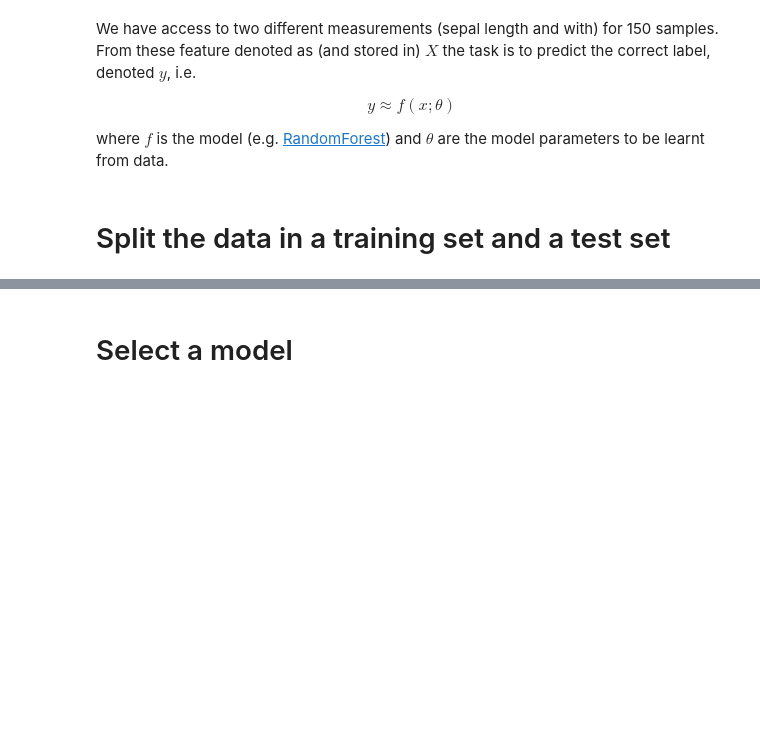
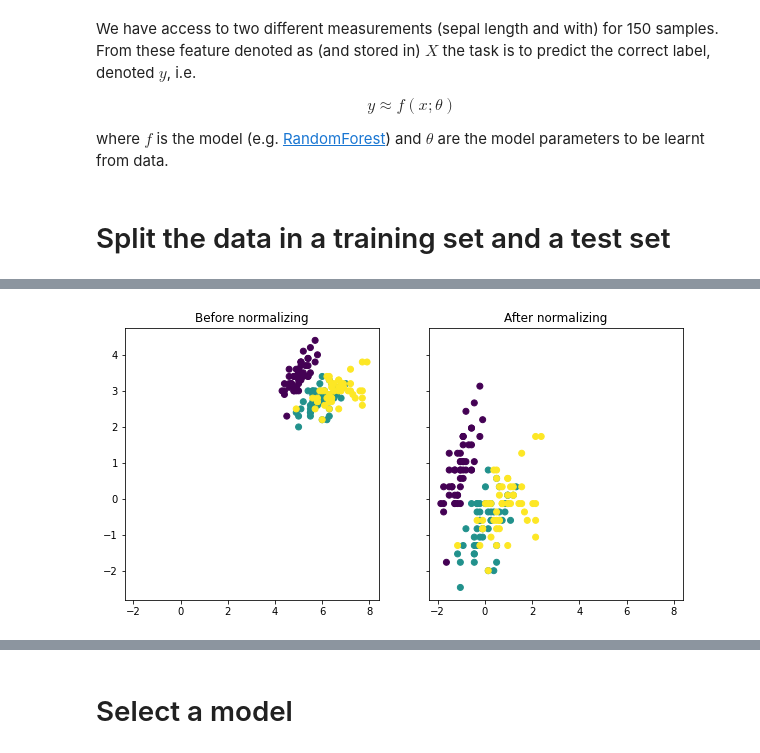
Before and after one commit to oercompbiomed/Seili-2020, a Jupyter notebook: machine-learning/01-intro-example.ipynb, the cells around one changed output, grey strips where cells are left out. Saved outputs shown, nothing was run; the diff lists cells and outputs as text; code cells hidden in the pictures; blank space fills up the shorter version.

```diff
--- a/machine-learning/01-intro-example.ipynb
+++ b/machine-learning/01-intro-example.ipynb
@@ -116,0 +194,13 @@ X_train, X_test, y_train, y_test = train_test_split(X, y, test_size=0.25, random
+# %%
+scaler = StandardScaler() # instantiate the scaler
+scaler.fit(X_train) # fit only the training set
+X_scaled = scaler.transform(X) # puts the values of X onto another interval
+
+fig, ax = plt.subplots(1,2, figsize=(10,5), sharex=True, sharey=True) # make two plots on the same row
+ax[0].scatter(X[:,0], X[:,1], c=y)
+ax[0].set_title('Before normalizing') # set the title of the first subplot
+ax[1].scatter(X_scaled[:,0], X_scaled[:,1], c=y)
+ax[1].set_title('After normalizing') # set the title of the second subplot
+plt.show()
+# %% [output]
+[figure, added]
```
Also changed, not shown: parts of 28 cells of this notebook.
